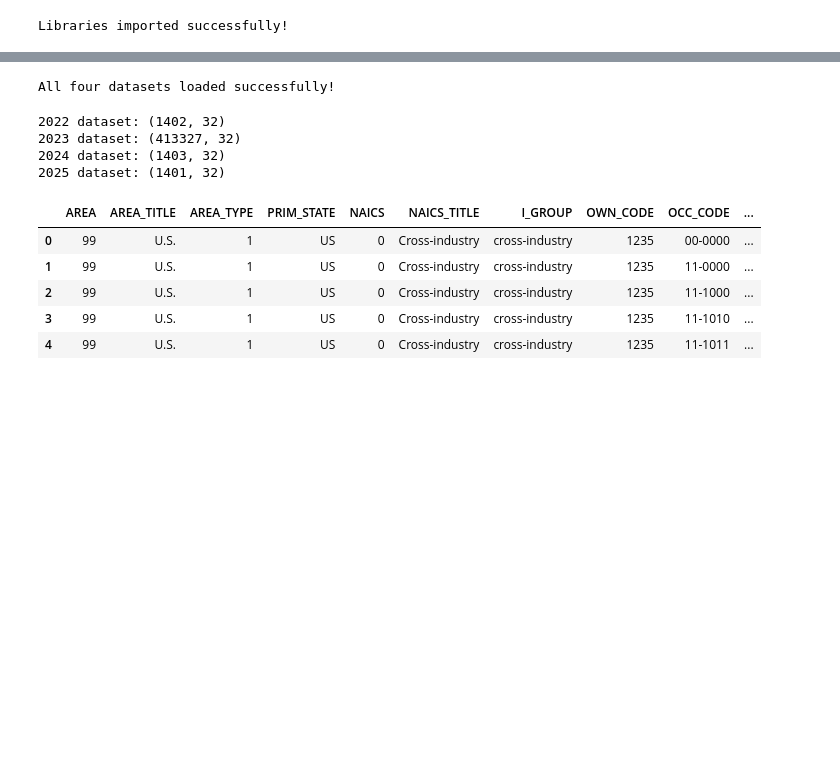
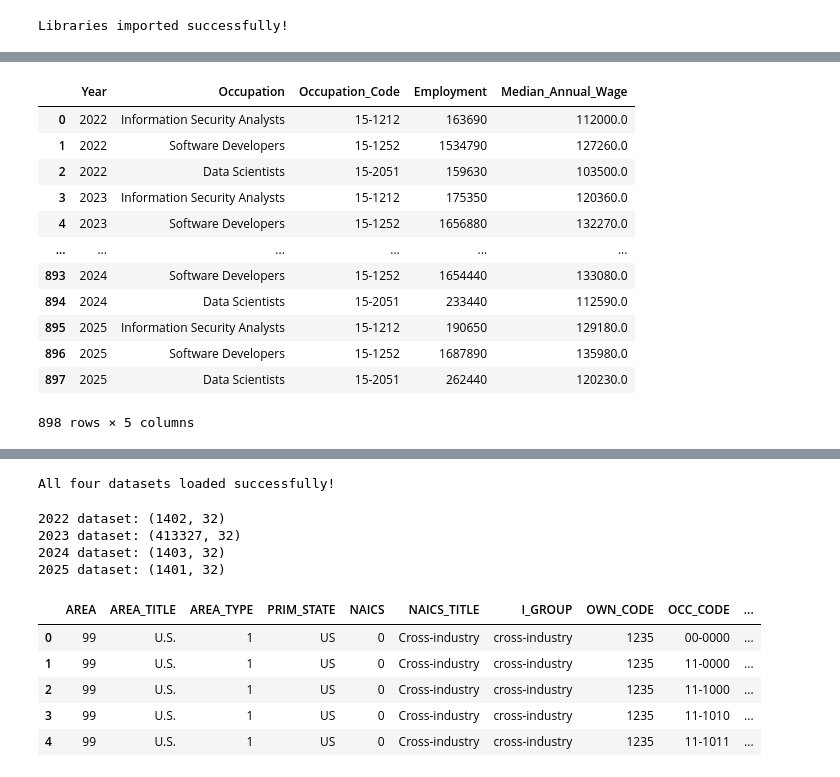
Before and after one commit to Onyinyechukwu24/AIEmployment-Visualisation-2023078, a Jupyter notebook: AI_Employment_Visualisation_ .ipynb, the cells around one changed output, grey strips where cells are left out. Saved outputs shown, nothing was run; the diff lists cells and outputs as text; code cells hidden in the pictures; blank space fills up the shorter version.

```diff
--- a/AI_Employment_Visualisation_ .ipynb
+++ b/AI_Employment_Visualisation_ .ipynb
@@ -9,0 +93,18 @@ Libraries imported successfully!
+# %%
+# Select three technology-related occupations
+
+selected_occupations = [
+    "15-1212",  # Information Security Analysts
+    "15-1252",  # Software Developers
+    "15-2051"   # Data Scientists
+]
+
+for year, df in national_datasets.items():
+
+    print(f"\n--- {year} ---")
+
+    results = df[
+        df["OCC_CODE"].isin(selected_occupations)
+    ][["OCC_CODE", "OCC_TITLE"]].drop_duplicates()
+
+    print(results.to_string(index=False))
@@ -9,0 +129,40 @@ Libraries imported successfully!
+# %%
+# Build a combined employment and wage dataset
+
+comparison_data = []
+
+for year, df in national_datasets.items():
+
+    selected = df[
+        df["OCC_CODE"].isin(selected_occupations)
+    ].copy()
+
+    for _, row in selected.iterrows():
+
+        comparison_data.append({
+            "Year": year,
+            "Occupation": row["OCC_TITLE"],
+            "Occupation_Code": row["OCC_CODE"],
+            "Employment": row["TOT_EMP"],
+            "Median_Annual_Wage": pd.to_numeric(
+                row["A_MEDIAN"], errors="coerce"
+            )
+        })
+
+comparison_df = pd.DataFrame(comparison_data)
+
+comparison_df
+# %% [output]
+|  | Year | Occupation | Occupation_Code | Employment | Median_Annual_Wage |
+| 0 | 2022 | Information Security Analysts | 15-1212 | 163690 | 112000.0 |
+| 1 | 2022 | Software Developers | 15-1252 | 1534790 | 127260.0 |
+| 2 | 2022 | Data Scientists | 15-2051 | 159630 | 103500.0 |
+| 3 | 2023 | Information Security Analysts | 15-1212 | 175350 | 120360.0 |
+| 4 | 2023 | Software Developers | 15-1252 | 1656880 | 132270.0 |
+| ... | ... | ... | ... | ... | ... |
+| 893 | 2024 | Software Developers | 15-1252 | 1654440 | 133080.0 |
+| 894 | 2024 | Data Scientists | 15-2051 | 233440 | 112590.0 |
+| 895 | 2025 | Information Security Analysts | 15-1212 | 190650 | 129180.0 |
+| 896 | 2025 | Software Developers | 15-1252 | 1687890 | 135980.0 |
+| 897 | 2025 | Data Scientists | 15-2051 | 262440 | 120230.0 |
+898 rows × 5 columns
```
Also changed, not shown: parts of 13 cells of this notebook.
